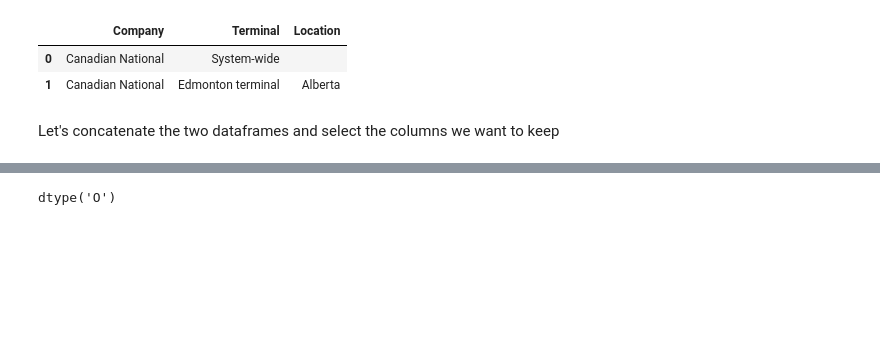
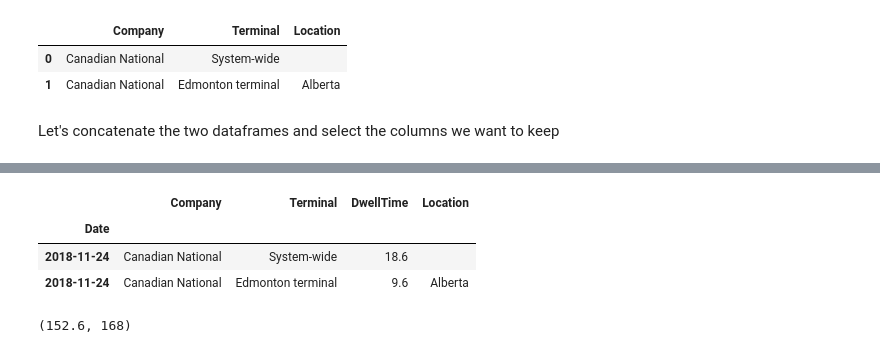
Before and after one commit to ocan-data/OpenCanadaData, a Jupyter notebook: notebooks/examples/RailPerformance.ipynb, the cells around one changed output, grey strips where cells are left out. Saved outputs shown, nothing was run; the diff lists cells and outputs as text; code cells hidden in the pictures; blank space fills up the shorter version.

```diff
--- a/notebooks/examples/RailPerformance.ipynb
+++ b/notebooks/examples/RailPerformance.ipynb
@@ -209,4 +122,0 @@ by_company.hvplot('REF_DATE', groupby='Company', width=600, dynamic=False)
-# %%
-rail_data.index.dtype
-# %% [output]
-dtype('O')
@@ -212,0 +129,11 @@ dtype('O')
+# %%
+terminal_data.head(2)
+# %% [output]
+|  | Company | Terminal | DwellTime | Location |
+| Date |  |  |  |  |
+| 2018-11-24 | Canadian National | System-wide | 18.6 |  |
+| 2018-11-24 | Canadian National | Edmonton terminal | 9.6 | Alberta |
+# %%
+terminal_data.DwellTime.max(), 7 *24
+# %% [output]
+(152.6, 168)
```
Also changed, not shown: parts of 49 cells of this notebook.
